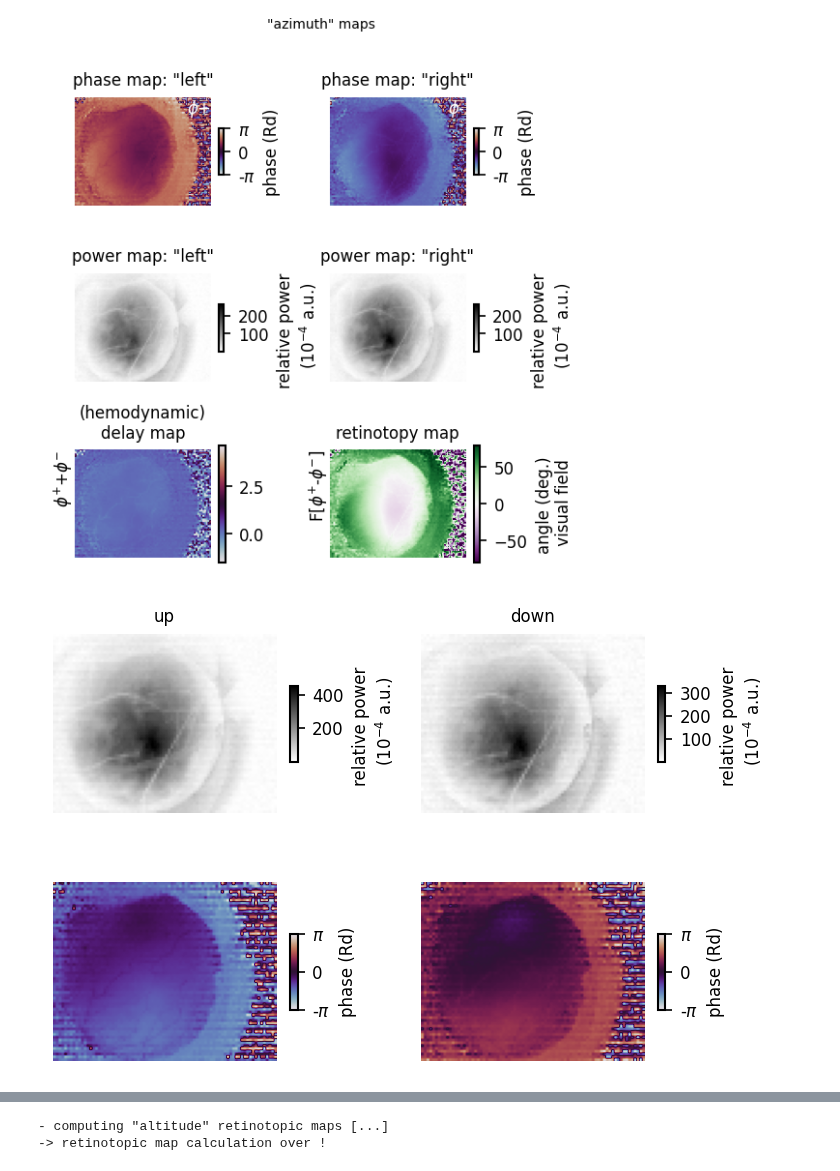
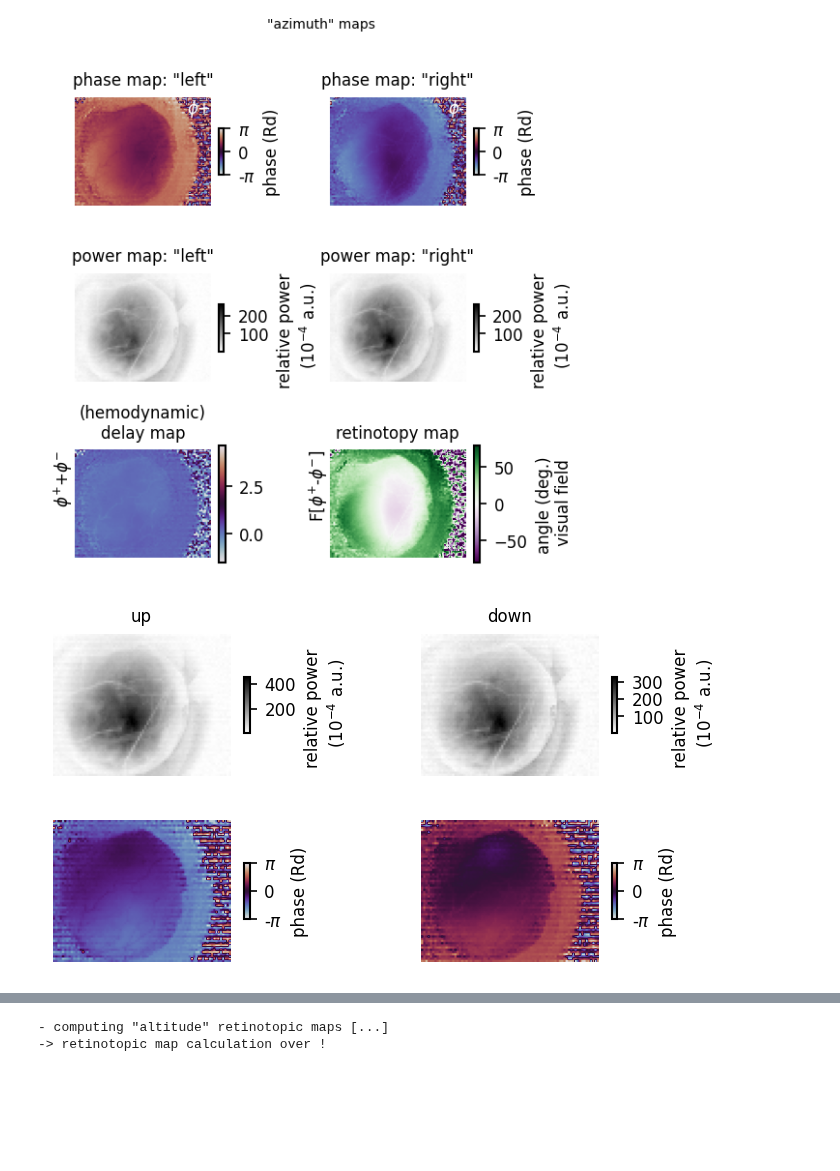
Before and after one commit to yzerlaut/physion, a Jupyter notebook: src/physion/intrinsic/Visual-Area-Segmentation.ipynb, the cells around one changed output, grey strips where cells are left out. Cells and saved outputs as stored; diff of their text form; code cells hidden in the pictures; blank space fills up the shorter version.

```diff
--- a/src/physion/intrinsic/Visual-Area-Segmentation.ipynb
+++ b/src/physion/intrinsic/Visual-Area-Segmentation.ipynb
@@ -12,7 +12,7 @@ datafolder = '/Users/yann/DATA/2024_09_18/16-15-18/'
 maps = np.load(datafolder+'raw-maps.npy', allow_pickle=True).item()
 #print(maps.keys())
 # %%
-fig, AX = pt.figure(axes=(2,2), figsize=(1.5,2), hspace=0.5, wspace=0.5)
+fig, AX = pt.figure(axes=(2,2), figsize=(1.5,1.5), hspace=0.5, wspace=0.5)
 
 for p, direction in enumerate(['right', 'left']):
     maps['%s-phase' % direction] = - ( (maps['%s-phase' % direction]+2*np.pi)%(2*np.pi)-np.pi )
@@ -31,13 +31,13 @@ plot_retinotopic_maps(maps, map_type='azimuth');
 -> retinotopic map calculation over !
 [figure]
 # %%
-fig, AX = pt.figure(axes=(2,2), figsize=(1.5,2), hspace=0.5, wspace=0.5)
+fig, AX = pt.figure(axes=(2,2), figsize=(1.5,1.5), hspace=0.5, wspace=0.5)
 
 for p, direction in enumerate(['up', 'down']):
     plot_power_map(AX[0][p], fig, maps['%s-power' % direction])
     plot_phase_map(AX[1][p], fig, maps['%s-phase' % direction])
     AX[0][p].set_title(direction)
 for ax in pt.flatten(AX):
     ax.axis('off')
 # %% [output]
-[figure, old version]
+[figure, new version]
```
Also changed, not shown: parts of 4 cells of this notebook, 2 other files.
